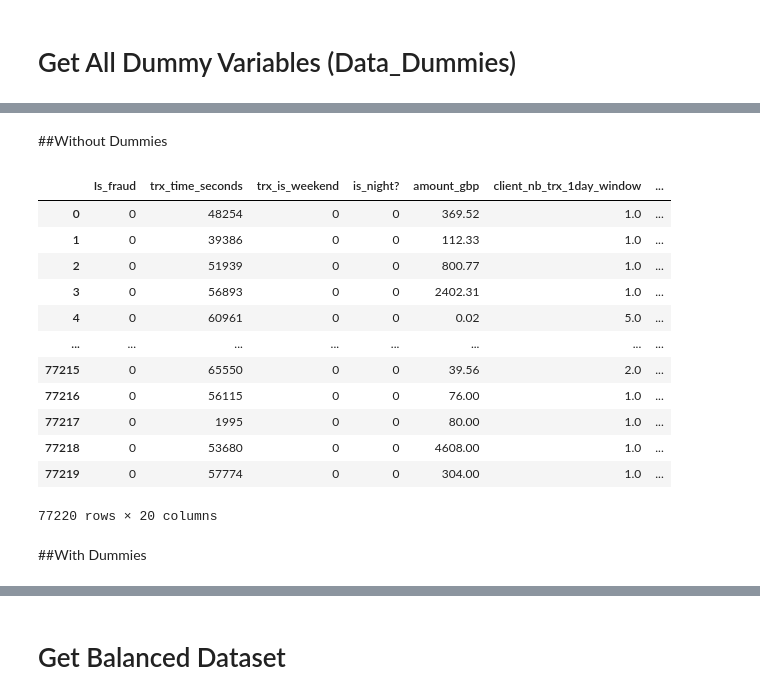
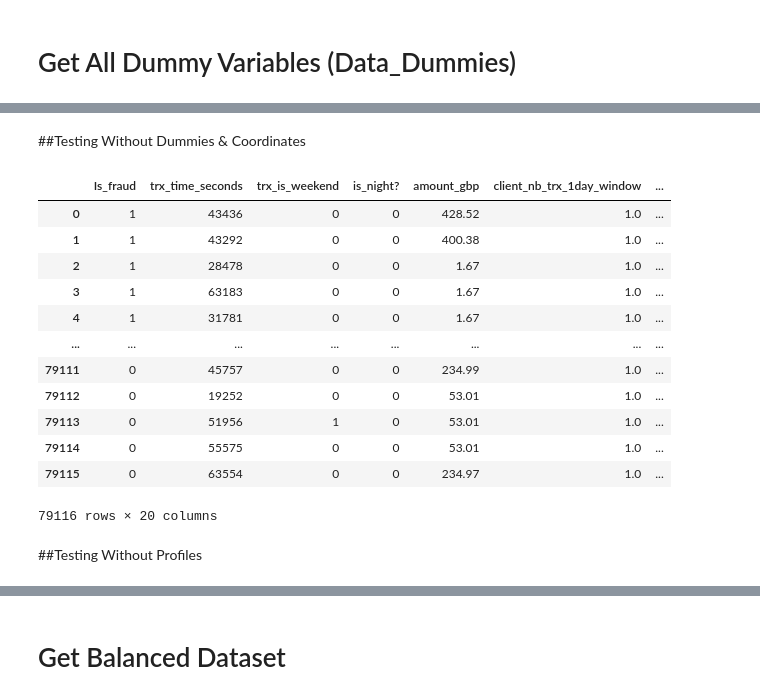
Before and after one commit to MaayanHagbi/CAS_ADS_Final_Project, a Jupyter notebook: Fraud_Detection_ML_(CAS_ADS).ipynb, the cells around one changed output, grey strips where cells are left out. Saved outputs shown, nothing was run; the diff lists cells and outputs as text; code cells hidden in the pictures.

```diff
--- a/Fraud_Detection_ML_(CAS_ADS).ipynb
+++ b/Fraud_Detection_ML_(CAS_ADS).ipynb
@@ -101,22 +112,27 @@ duplicate_rows
 # %% [markdown]
 #Conversion and Creation of Variables
 # %%
+#Function to convert columns to float type
 def convert_float(columns):
   for col in columns:
     Data_Adf[col] = pd.to_numeric(Data_Adf[col],errors='coerce')
 
+#Function to convert columns to string type
 def convert_string(columns):
   for col in columns:
     Data_Adf[col] = Data_Adf[col].astype(str)
 
+#Define columns to be converted to string and float
 columns_to_string = ['id']
 columns_to_float = ['amount_gbp']
 
+#Convert specified columns to float and string types
 convert_float(columns_to_float)
 convert_string(columns_to_string)
 
-#Add Is_fraud Column
-Data_Adf['Is_fraud'] = Data_Adf['Is_fraud'].notnull()
+#Replace 'None' with a placeholder value & map string values to boolean values
+Data_Adf['Is_fraud'] = Data_Adf['Is_fraud'].fillna('Missing')
+Data_Adf['Is_fraud'] = Data_Adf['Is_fraud'].map({'Missing': False, 'FR': True})
 # %% [markdown]
 #Data Analysis
 # %%
@@ -401,6 +433,7 @@ Wall time: 1min 46s
 # %% [markdown]
 # Get Merchant Brand Profile (Brand_Fraud_Profile)
 # %%
+#Function to calculate spending behavior features of a brand over various rolling window sizes of customer transactions
 def get_count_risk_rolling_window(terminal_trx, delay_period = 7, windows_size_in_days = [1, 7, 30], feature = "Terminal_ID"):
 
   terminal_trx = terminal_trx.sort_values('timestamp')
@@ -419,27 +452,27 @@ def get_count_risk_rolling_window(terminal_trx, delay_period = 7, windows_size_i
 
   return terminal_trx
 
-Data_Adf['Is_fraud'] = Data_Adf['Is_fraud'].astype(bool)
+#Create a new column for fraudulent transaction amounts
 Data_Adf['amount_gbp_fraud_trx'] = Data_Adf['amount_gbp'].where(Data_Adf['Is_fraud'], np.nan)
 
+#Extract relevant columns for Brand Fraud Profile
 Brand_Fraud_Profile = Data_Adf[['id','timestamp','Brands_id','amount_gbp_fraud_trx']].copy()
 
+#Convert timestamp to datetime without timezone
 Brand_Fraud_Profile['timestamp'] = Brand_Fraud_Profile['timestamp'].dt.tz_localize(None)
 Brand_Fraud_Profile['timestamp'] = Brand_Fraud_Profile['timestamp'].astype('datetime64[ns]')
 
+#Sort the DataFrame by timestamp and brand ID
 Brand_Fraud_Profile = Brand_Fraud_Profile.sort_values(['timestamp','Brands_id'], ascending=[True,True],ignore_index=True)
 
+#Apply the previously defined function to calculate brand fraud profile features
 %time Brand_Fraud_Profile = Brand_Fraud_Profile.groupby('Brands_id').apply(lambda x: get_count_risk_rolling_window(x))
 
-Brand_Fraud_Profile.set_index('id')
-
-Brand_Fraud_Profile
-
+#Set 'id' column as index and convert it to integer type
 Brand_Fraud_Profile.set_index('id',inplace=True)
-
 Brand_Fraud_Profile.index = Brand_Fraud_Profile.index.astype(int)
 
+#Drop the 'amount_gbp_fraud_trx' column
 Brand_Fraud_Profile = Brand_Fraud_Profile.drop('amount_gbp_fraud_trx', axis=1)
-
 Brand_Fraud_Profile
 # %% [output]
@@ -499,12 +551,14 @@ Trx_Profile = Trx_Profile.reset_index(level='id') #Key is id
 Trx_Profile_Rolling = Trx_Profile_Rolling.reset_index(level='id') #Key is id
 Brand_Fraud_Profile = Brand_Fraud_Profile.reset_index(level='id') #Key is id
 # %%
-#Merge all datasets to a single dataset
+#Extract fraud flag column and convert to integer type
 DF_Flag = Data_Adf[['id', 'Is_fraud']]
 DF_Flag.loc[:, 'id'] = DF_Flag['id'].astype(int)
+DF_Flag.loc[:, 'Is_fraud'] = DF_Flag['Is_fraud'].astype(int)
+
+#Add the previously newly created attributes to the id and fraud flag dataset with a merge
 DF = pd.merge(Cust_Country_Profile, DF_Flag, how='left', on='id')
-DF['Is_fraud'] = DF['Is_fraud'].astype(int)
-
 DF1 = pd.merge(DF, Trx_Profile, how='left', on='id')
 DF2 = pd.merge(DF1, Trx_Profile_Rolling,how='left',on='id')
 DF3 = pd.merge(DF2, Brand_Fraud_Profile,how='left',on='id')
+DF4 = pd.merge(DF3, Cust_Profiles, how='left', left_on='client_id_x', right_on='client_id')
@@ -511,30 +591,26 @@ DF3 = pd.merge(DF2, Brand_Fraud_Profile,how='left',on='id')
 # %% [markdown]
-##Without Dummies
+##Testing Without Dummies & Coordinates
 # %%
-DF4 = pd.merge(DF3, Cust_Profiles, how='left', left_on='client_id_x', right_on='client_id')
-
-#Gather columns containing ID's and other unnecessary columns to drop and drop them
+#Gather columns containing ID's, timestamps and others to drop in a list and drop them to prepare the final dataframe
 column_ids = [col for col in DF4.columns if '_id' in col]
 column_timestamp = [col for col in DF4.columns if 'timestamp' in col]
-columns_amount = [col for col in DF4.columns if 'amount' in col]
 dropcolumns = column_ids + column_timestamp + ['id'] + ['trx_amount_gbp']+ ['latitude_ip']+ ['longitude_ip']+ ['latitude_card']+ ['longitude_card']
-
-DF_ready = DF4.drop(columns = dropcolumns)
-DF_ready
+DF_ready_wodc = DF4.drop(columns = dropcolumns)
+DF_ready_wodc
 # %% [output]
 |  | Is_fraud | trx_time_seconds | trx_is_weekend | is_night? | amount_gbp | client_nb_trx_1day_window | ... |
-| 0 | 0 | 48254 | 0 | 0 | 369.52 | 1.0 | ... |
-| 1 | 0 | 39386 | 0 | 0 | 112.33 | 1.0 | ... |
-| 2 | 0 | 51939 | 0 | 0 | 800.77 | 1.0 | ... |
-| 3 | 0 | 56893 | 0 | 0 | 2402.31 | 1.0 | ... |
-| 4 | 0 | 60961 | 0 | 0 | 0.02 | 5.0 | ... |
+| 0 | 1 | 43436 | 0 | 0 | 428.52 | 1.0 | ... |
+| 1 | 1 | 43292 | 0 | 0 | 400.38 | 1.0 | ... |
+| 2 | 1 | 28478 | 0 | 0 | 1.67 | 1.0 | ... |
+| 3 | 1 | 63183 | 0 | 0 | 1.67 | 1.0 | ... |
+| 4 | 1 | 31781 | 0 | 0 | 1.67 | 1.0 | ... |
 | ... | ... | ... | ... | ... | ... | ... | ... |
-| 77215 | 0 | 65550 | 0 | 0 | 39.56 | 2.0 | ... |
-| 77216 | 0 | 56115 | 0 | 0 | 76.00 | 1.0 | ... |
-| 77217 | 0 | 1995 | 0 | 0 | 80.00 | 1.0 | ... |
-| 77218 | 0 | 53680 | 0 | 0 | 4608.00 | 1.0 | ... |
-| 77219 | 0 | 57774 | 0 | 0 | 304.00 | 1.0 | ... |
+| 79111 | 0 | 45757 | 0 | 0 | 234.99 | 1.0 | ... |
+| 79112 | 0 | 19252 | 0 | 0 | 53.01 | 1.0 | ... |
+| 79113 | 0 | 51956 | 1 | 0 | 53.01 | 1.0 | ... |
+| 79114 | 0 | 55575 | 0 | 0 | 53.01 | 1.0 | ... |
+| 79115 | 0 | 63554 | 0 | 0 | 234.97 | 1.0 | ... |
-77220 rows × 20 columns
+79116 rows × 20 columns
-# %% [markdown]
-##With Dummies
+# %% [markdown]
+##Testing Without Profiles
 # %%
```
Also changed, not shown: parts of 23 cells of this notebook.
